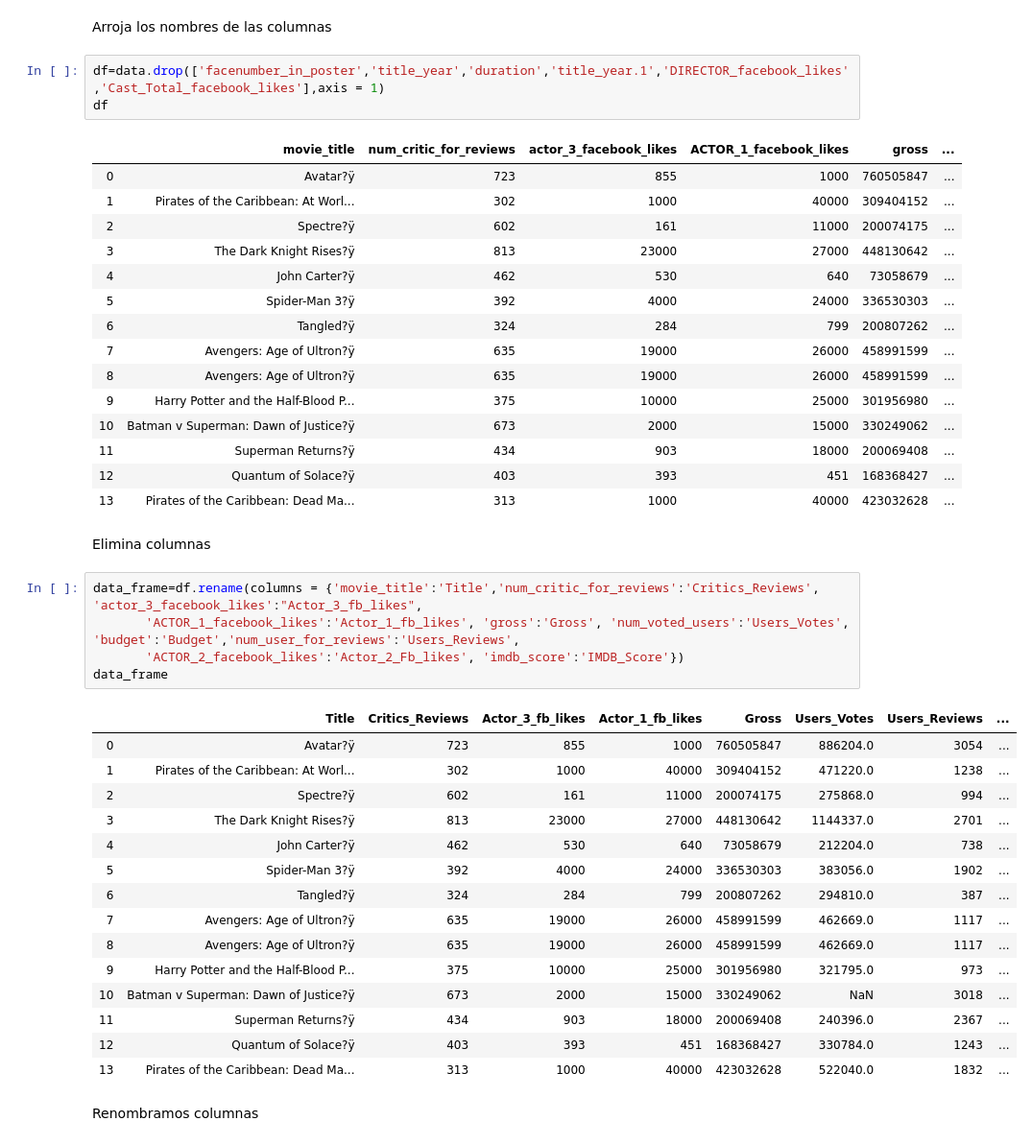
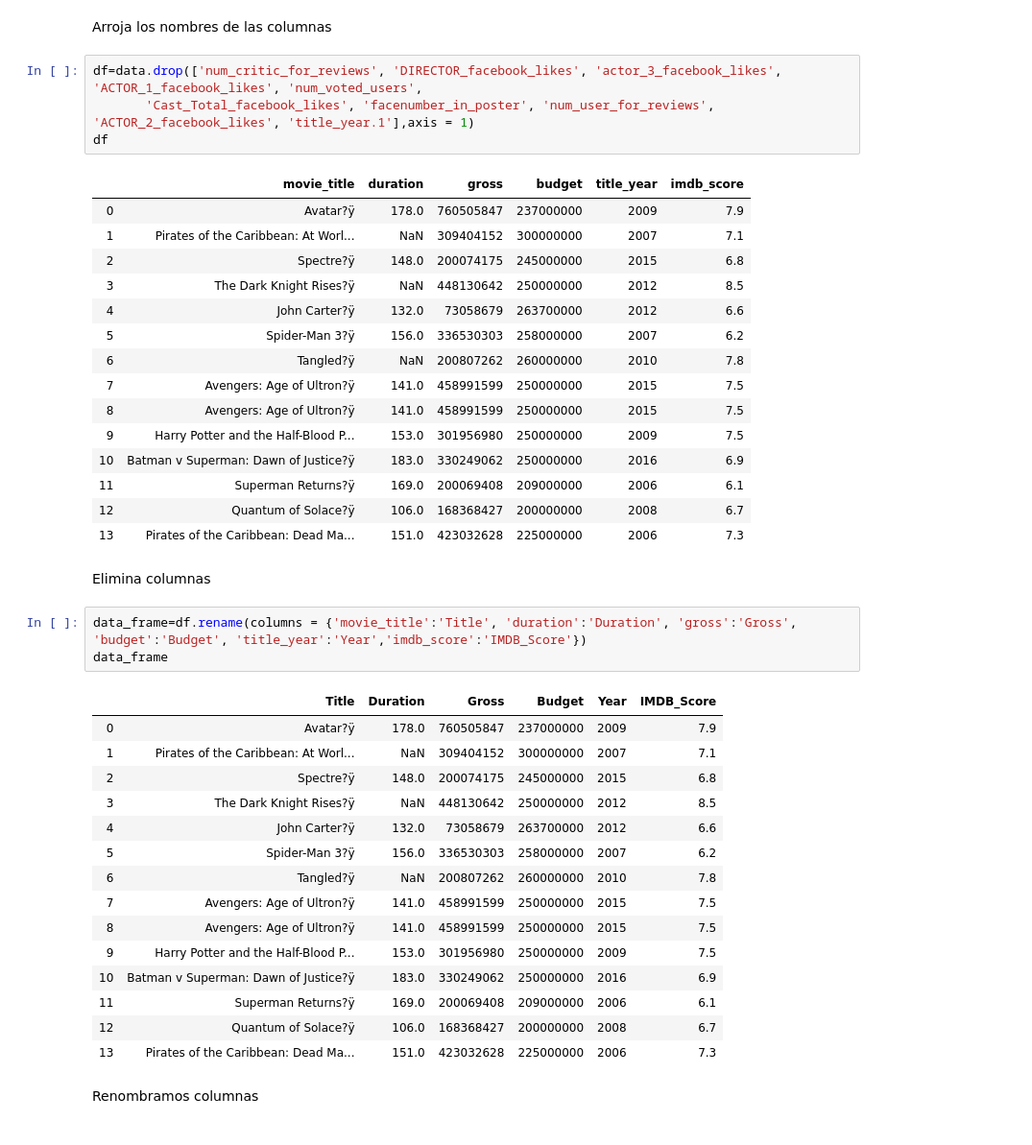
Before and after one commit to Dess23/PRACTICA1, a Jupyter notebook: PRACTICA1.ipynb, the cells around one changed output. Shown at 96% size. Drawn from its saved outputs; the diff is of its cells as text.

```diff
--- a/PRACTICA1.ipynb
+++ b/PRACTICA1.ipynb
@@ -66,47 +66,46 @@ Index(['movie_title', 'num_critic_for_reviews', 'duration',
 # %% [markdown]
 Arroja los nombres de las columnas
 # %%
-df=data.drop(['facenumber_in_poster','title_year','duration','title_year.1','DIRECTOR_facebook_likes','Cast_Total_facebook_likes'],axis = 1)
+df=data.drop(['num_critic_for_reviews', 'DIRECTOR_facebook_likes', 'actor_3_facebook_likes', 'ACTOR_1_facebook_likes', 'num_voted_users',
+       'Cast_Total_facebook_likes', 'facenumber_in_poster', 'num_user_for_reviews', 'ACTOR_2_facebook_likes', 'title_year.1'],axis = 1)
 df
 # %% [output]
-|  | movie_title | num_critic_for_reviews | actor_3_facebook_likes | ACTOR_1_facebook_likes | gross | ... |
-| 0 | Avatar?ÿ | 723 | 855 | 1000 | 760505847 | ... |
-| 1 | Pirates of the Caribbean: At Worl... | 302 | 1000 | 40000 | 309404152 | ... |
-| 2 | Spectre?ÿ | 602 | 161 | 11000 | 200074175 | ... |
-| 3 | The Dark Knight Rises?ÿ | 813 | 23000 | 27000 | 448130642 | ... |
-| 4 | John Carter?ÿ | 462 | 530 | 640 | 73058679 | ... |
-| 5 | Spider-Man 3?ÿ | 392 | 4000 | 24000 | 336530303 | ... |
-| 6 | Tangled?ÿ | 324 | 284 | 799 | 200807262 | ... |
-| 7 | Avengers: Age of Ultron?ÿ | 635 | 19000 | 26000 | 458991599 | ... |
-| 8 | Avengers: Age of Ultron?ÿ | 635 | 19000 | 26000 | 458991599 | ... |
-| 9 | Harry Potter and the Half-Blood P... | 375 | 10000 | 25000 | 301956980 | ... |
-| 10 | Batman v Superman: Dawn of Justice?ÿ | 673 | 2000 | 15000 | 330249062 | ... |
-| 11 | Superman Returns?ÿ | 434 | 903 | 18000 | 200069408 | ... |
-| 12 | Quantum of Solace?ÿ | 403 | 393 | 451 | 168368427 | ... |
-| 13 | Pirates of the Caribbean: Dead Ma... | 313 | 1000 | 40000 | 423032628 | ... |
+|  | movie_title | duration | gross | budget | title_year | imdb_score |
+| 0 | Avatar?ÿ | 178.0 | 760505847 | 237000000 | 2009 | 7.9 |
+| 1 | Pirates of the Caribbean: At Worl... | NaN | 309404152 | 300000000 | 2007 | 7.1 |
+| 2 | Spectre?ÿ | 148.0 | 200074175 | 245000000 | 2015 | 6.8 |
+| 3 | The Dark Knight Rises?ÿ | NaN | 448130642 | 250000000 | 2012 | 8.5 |
+| 4 | John Carter?ÿ | 132.0 | 73058679 | 263700000 | 2012 | 6.6 |
+| 5 | Spider-Man 3?ÿ | 156.0 | 336530303 | 258000000 | 2007 | 6.2 |
+| 6 | Tangled?ÿ | NaN | 200807262 | 260000000 | 2010 | 7.8 |
+| 7 | Avengers: Age of Ultron?ÿ | 141.0 | 458991599 | 250000000 | 2015 | 7.5 |
+| 8 | Avengers: Age of Ultron?ÿ | 141.0 | 458991599 | 250000000 | 2015 | 7.5 |
+| 9 | Harry Potter and the Half-Blood P... | 153.0 | 301956980 | 250000000 | 2009 | 7.5 |
+| 10 | Batman v Superman: Dawn of Justice?ÿ | 183.0 | 330249062 | 250000000 | 2016 | 6.9 |
+| 11 | Superman Returns?ÿ | 169.0 | 200069408 | 209000000 | 2006 | 6.1 |
+| 12 | Quantum of Solace?ÿ | 106.0 | 168368427 | 200000000 | 2008 | 6.7 |
+| 13 | Pirates of the Caribbean: Dead Ma... | 151.0 | 423032628 | 225000000 | 2006 | 7.3 |
 # %% [markdown]
 Elimina columnas
 # %%
-data_frame=df.rename(columns = {'movie_title':'Title','num_critic_for_reviews':'Critics_Reviews', 'actor_3_facebook_likes':"Actor_3_fb_likes",
-       'ACTOR_1_facebook_likes':'Actor_1_fb_likes', 'gross':'Gross', 'num_voted_users':'Users_Votes', 'budget':'Budget','num_user_for_reviews':'Users_Reviews',
-       'ACTOR_2_facebook_likes':'Actor_2_Fb_likes', 'imdb_score':'IMDB_Score'})
+data_frame=df.rename(columns = {'movie_title':'Title', 'duration':'Duration', 'gross':'Gross', 'budget':'Budget', 'title_year':'Year','imdb_score':'IMDB_Score'})
 data_frame
 # %% [output]
-|  | Title | Critics_Reviews | Actor_3_fb_likes | Actor_1_fb_likes | Gross | Users_Votes | Users_Reviews | ... |
-| 0 | Avatar?ÿ | 723 | 855 | 1000 | 760505847 | 886204.0 | 3054 | ... |
-| 1 | Pirates of the Caribbean: At Worl... | 302 | 1000 | 40000 | 309404152 | 471220.0 | 1238 | ... |
-| 2 | Spectre?ÿ | 602 | 161 | 11000 | 200074175 | 275868.0 | 994 | ... |
-| 3 | The Dark Knight Rises?ÿ | 813 | 23000 | 27000 | 448130642 | 1144337.0 | 2701 | ... |
-| 4 | John Carter?ÿ | 462 | 530 | 640 | 73058679 | 212204.0 | 738 | ... |
-| 5 | Spider-Man 3?ÿ | 392 | 4000 | 24000 | 336530303 | 383056.0 | 1902 | ... |
-| 6 | Tangled?ÿ | 324 | 284 | 799 | 200807262 | 294810.0 | 387 | ... |
-| 7 | Avengers: Age of Ultron?ÿ | 635 | 19000 | 26000 | 458991599 | 462669.0 | 1117 | ... |
-| 8 | Avengers: Age of Ultron?ÿ | 635 | 19000 | 26000 | 458991599 | 462669.0 | 1117 | ... |
-| 9 | Harry Potter and the Half-Blood P... | 375 | 10000 | 25000 | 301956980 | 321795.0 | 973 | ... |
-| 10 | Batman v Superman: Dawn of Justice?ÿ | 673 | 2000 | 15000 | 330249062 | NaN | 3018 | ... |
-| 11 | Superman Returns?ÿ | 434 | 903 | 18000 | 200069408 | 240396.0 | 2367 | ... |
-| 12 | Quantum of Solace?ÿ | 403 | 393 | 451 | 168368427 | 330784.0 | 1243 | ... |
-| 13 | Pirates of the Caribbean: Dead Ma... | 313 | 1000 | 40000 | 423032628 | 522040.0 | 1832 | ... |
+|  | Title | Duration | Gross | Budget | Year | IMDB_Score |
+| 0 | Avatar?ÿ | 178.0 | 760505847 | 237000000 | 2009 | 7.9 |
+| 1 | Pirates of the Caribbean: At Worl... | NaN | 309404152 | 300000000 | 2007 | 7.1 |
+| 2 | Spectre?ÿ | 148.0 | 200074175 | 245000000 | 2015 | 6.8 |
+| 3 | The Dark Knight Rises?ÿ | NaN | 448130642 | 250000000 | 2012 | 8.5 |
+| 4 | John Carter?ÿ | 132.0 | 73058679 | 263700000 | 2012 | 6.6 |
+| 5 | Spider-Man 3?ÿ | 156.0 | 336530303 | 258000000 | 2007 | 6.2 |
+| 6 | Tangled?ÿ | NaN | 200807262 | 260000000 | 2010 | 7.8 |
+| 7 | Avengers: Age of Ultron?ÿ | 141.0 | 458991599 | 250000000 | 2015 | 7.5 |
+| 8 | Avengers: Age of Ultron?ÿ | 141.0 | 458991599 | 250000000 | 2015 | 7.5 |
+| 9 | Harry Potter and the Half-Blood P... | 153.0 | 301956980 | 250000000 | 2009 | 7.5 |
+| 10 | Batman v Superman: Dawn of Justice?ÿ | 183.0 | 330249062 | 250000000 | 2016 | 6.9 |
+| 11 | Superman Returns?ÿ | 169.0 | 200069408 | 209000000 | 2006 | 6.1 |
+| 12 | Quantum of Solace?ÿ | 106.0 | 168368427 | 200000000 | 2008 | 6.7 |
+| 13 | Pirates of the Caribbean: Dead Ma... | 151.0 | 423032628 | 225000000 | 2006 | 7.3 |
 # %% [markdown]
 Renombramos columnas
 # %%
```
Also changed, not shown: parts of 15 cells of this notebook, 3 other files.
